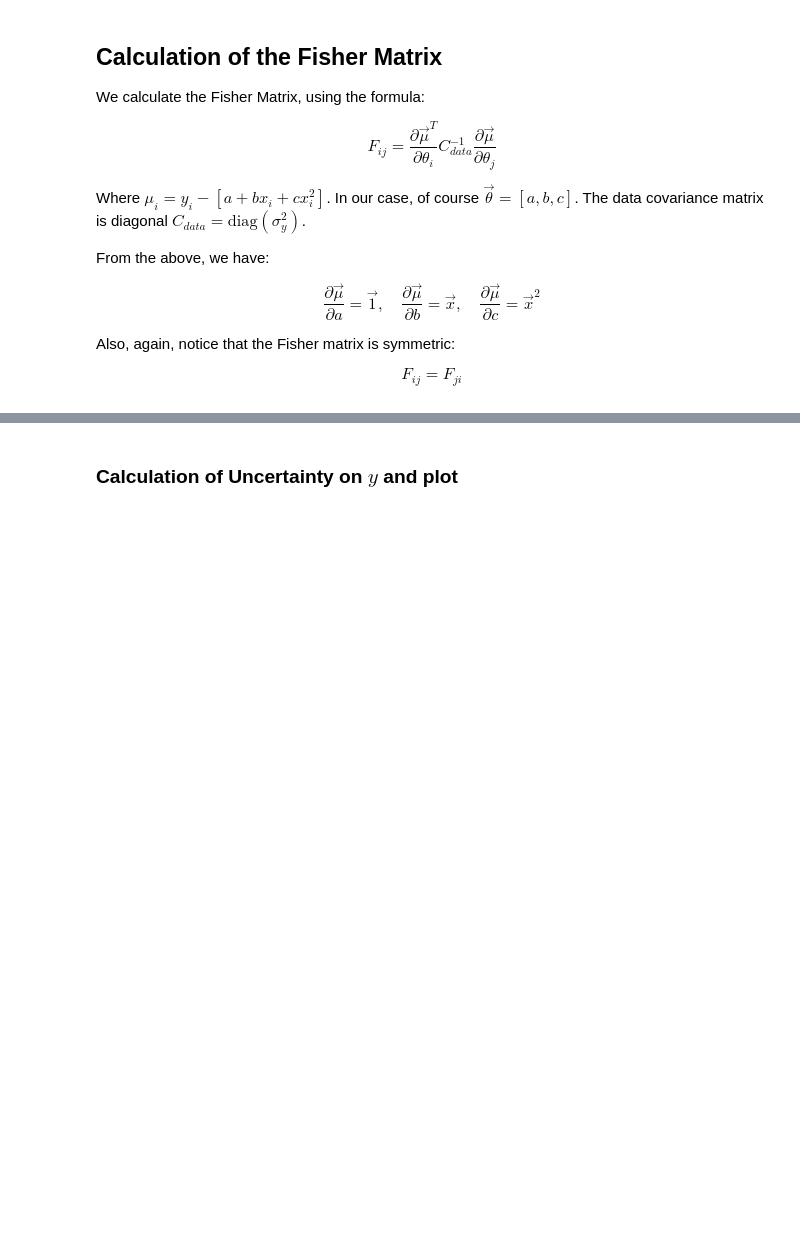
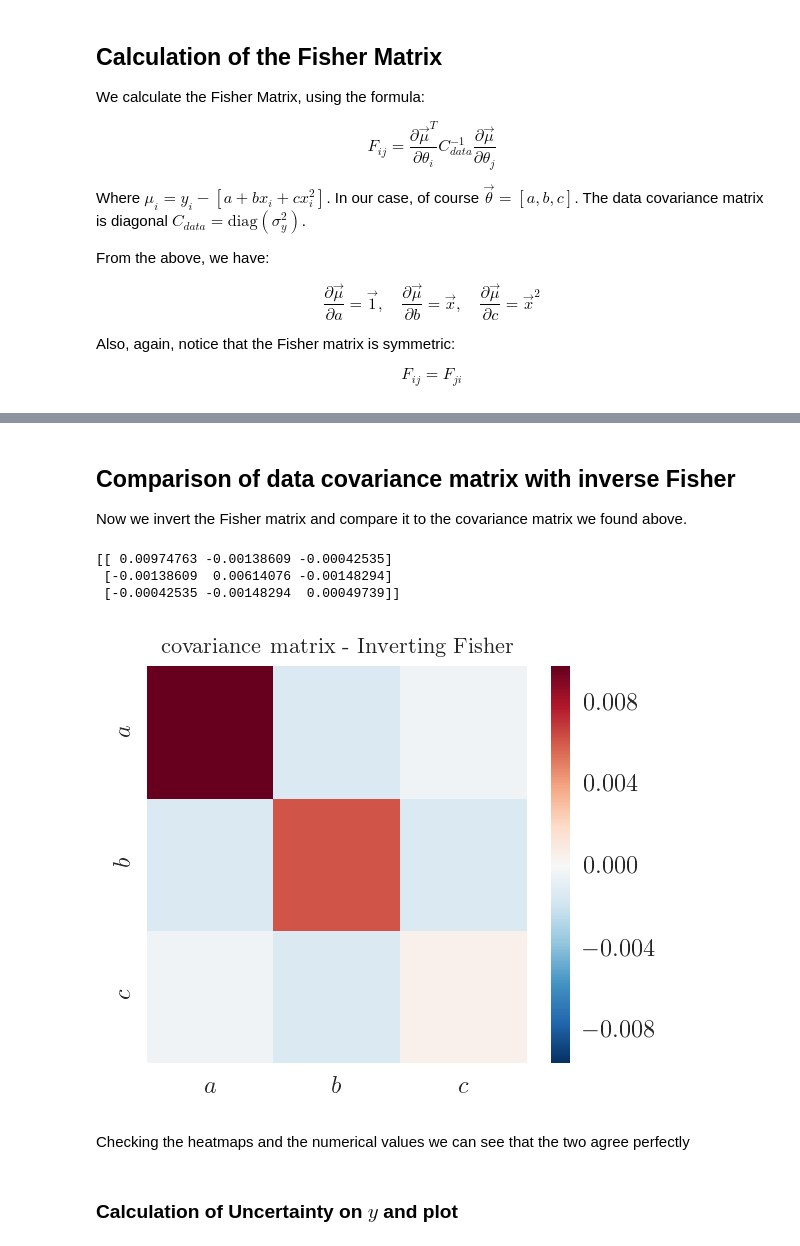
Before and after one commit to dtanoglidis/Astrostatistics, a Jupyter notebook: Assignment 3.ipynb, the cells around one changed output, grey strips where cells are left out. Cells and saved outputs as stored; diff of their text form; code cells hidden in the pictures; blank space fills up the shorter version.

```diff
--- a/Assignment 3.ipynb
+++ b/Assignment 3.ipynb
@@ -404,3 +444,35 @@ F_{ij} = F_{ji}
+# %% [markdown]
+## Comparison of data covariance matrix with inverse Fisher
+
+Now we invert the Fisher matrix and compare it to the covariance matrix we found above.
+# %%
+inv_Fisher = np.linalg.inv(Fisher)
+print(inv_Fisher)
+# %% [output]
+[[ 0.00974763 -0.00138609 -0.00042535]
+ [-0.00138609  0.00614076 -0.00148294]
+ [-0.00042535 -0.00148294  0.00049739]]
+# %%
+fig = plt.figure(figsize=(3.5,3))
+
+sns.heatmap(inv_Fisher)
+
+x_0 = [0.5,1.5,2.5]
+y_0 = [2.5,1.5,0.5]
+labels = ['$a$', '$b$', '$c$']
+
+
+# ... and label them with the respective list entries
+plt.xticks(x_0,labels)
+plt.yticks(y_0,labels)
+
+plt.title('covariance matrix - Inverting Fisher', fontsize = 9)
+
+plt.show()
+# %% [output]
+[figure, added]
+# %% [markdown]
+Checking the heatmaps and the numerical values we can see that the two agree perfectly
 # %% [markdown]
 ### Calculation of Uncertainty on $y$ and plot
 # %%
```
Also changed, not shown: parts of 27 cells of this notebook.
